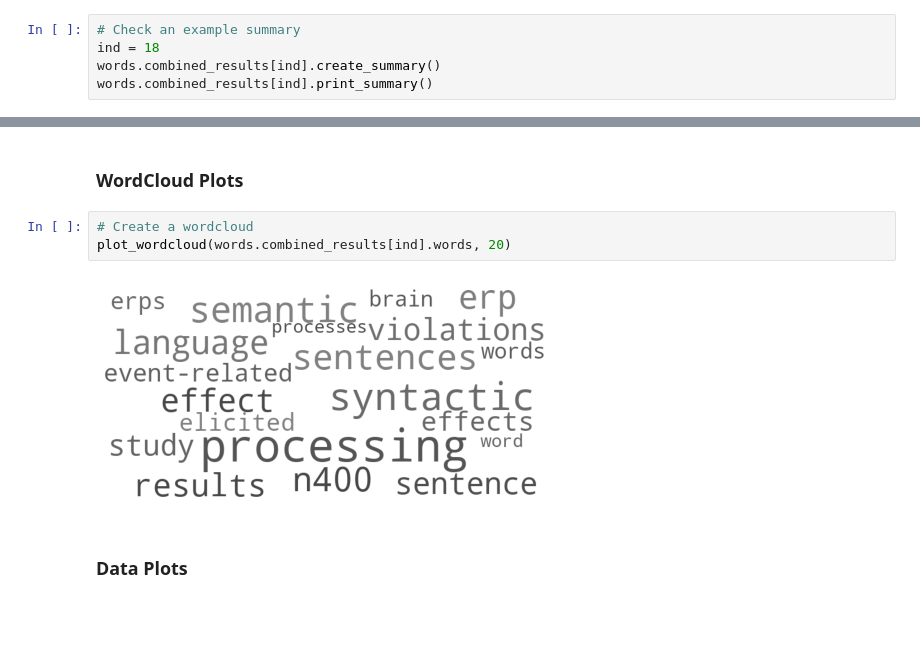
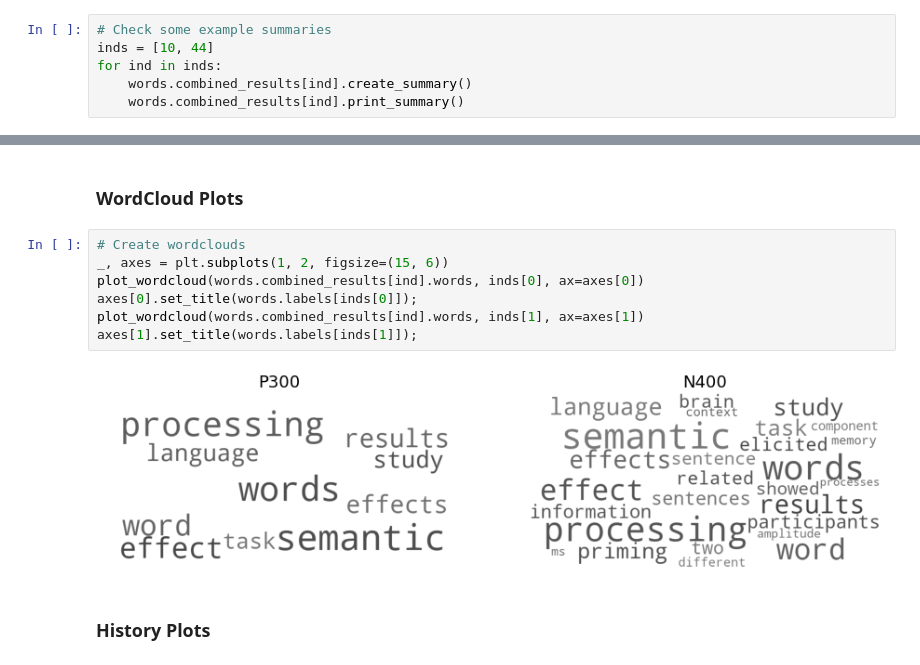
Before and after one commit to weblearn22/ERPscanr, a Jupyter notebook: notebooks/02-WordsAnalyses.ipynb, the cells around one changed output, grey strips where cells are left out. Drawn from its saved outputs; the diff is of its cells as text; blank space fills up the shorter version.

Commit message:
update words analysis

```diff
--- a/notebooks/02-WordsAnalyses.ipynb
+++ b/notebooks/02-WordsAnalyses.ipynb
@@ -382,8 +380,9 @@ plot_attrs_by_year(journals_by_year, authors_by_year, figsize=(6, 5),
 # %% [markdown]
 ## Example Component Summaries
 # %%
-# Check an example summary
-ind = 18
-words.combined_results[ind].create_summary()
-words.combined_results[ind].print_summary()
+# Check some example summaries
+inds = [10, 44]
+for ind in inds:
+    words.combined_results[ind].create_summary()
+    words.combined_results[ind].print_summary()
 # %% [output]
@@ -397,9 +404,13 @@ P600 :
 # %% [markdown]
 ### WordCloud Plots
-# %%
-# Create a wordcloud
-plot_wordcloud(words.combined_results[ind].words, 20)
-# %% [output]
-[figure, removed]
+# %%
+# Create wordclouds
+_, axes = plt.subplots(1, 2, figsize=(15, 6))
+plot_wordcloud(words.combined_results[ind].words, inds[0], ax=axes[0])
+axes[0].set_title(words.labels[inds[0]]);
+plot_wordcloud(words.combined_results[ind].words, inds[1], ax=axes[1])
+axes[1].set_title(words.labels[inds[1]]);
+# %% [output]
+[figure, added]
 # %% [markdown]
-### Data Plots
+### History Plots
```
Also changed, not shown: parts of 13 cells of this notebook, 1 other file.
